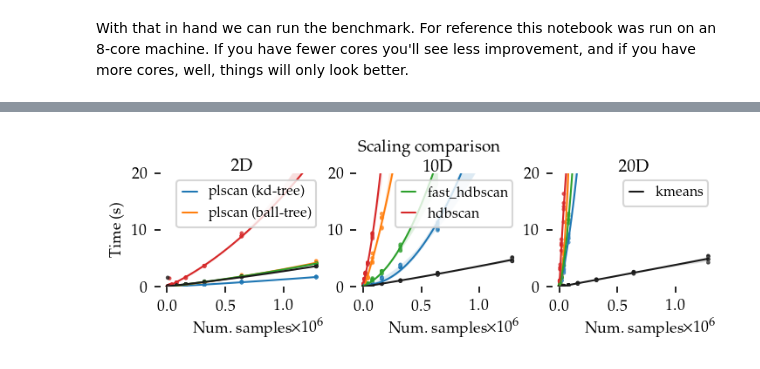
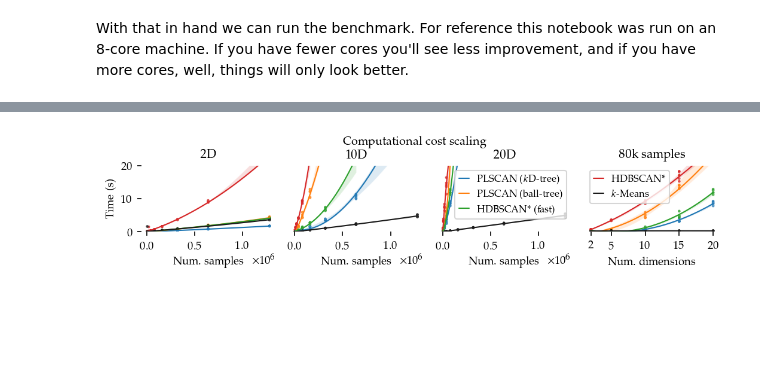
Before and after one commit to JelmerBot/fast_plscan, a Jupyter notebook: docs/demo_computational_performance.ipynb, the cells around one changed output, grey strips where cells are left out. Cells and saved outputs as stored; diff of their text form; code cells hidden in the pictures; blank space fills up the shorter version.

Commit message:
update plotting and figures

```diff
--- a/docs/demo_computational_performance.ipynb
+++ b/docs/demo_computational_performance.ipynb
@@ -127,2 +117,15 @@ dimensionality.
 # %%
 benchmark_results = pd.read_parquet("data/generated/benchmark_time.parquet")
+# %%
+def to_display_name(input):
+    if input == 'kmeans':
+        return "$k$-Means"
+    if input == 'hdbscan':
+        return "HDBSCAN*"
+    if input == 'fast_hdbscan':
+        return "HDBSCAN* (fast)"
+    if input == 'plscan (kd-tree)':
+        return "PLSCAN ($k$D-tree)"
+    if input == 'plscan (ball-tree)':
+        return "PLSCAN (ball-tree)"
+    return input
@@ -129,37 +149,69 @@ benchmark_results = pd.read_parquet("data/generated/benchmark_time.parquet")
 # %%
-legend_ids = [[0, 1], [2, 3], [4]]
-palette = ['C0', 'C1', 'C2', 'C3', 'k']
+legend_ids = [[], [], [0, 1, 2], [3, 4]]
+palette = ["C0", "C1", "C2", "C3", "k"]
 
-sized_fig(1, 0.618 / 3)
+sized_fig(1, 0.85 / 4)
 for i, d in enumerate([2, 10, 20]):
-    plt.subplot(1, 3, i + 1)
-    plt.title(f"{d}D", y=0.92)
+    plt.subplot(1, 4, i + 1)
+    plt.title(f"{d}D")
     for j, name in enumerate(alg_names):
         sns.regplot(
             benchmark_results.query(f"n_features == {d} & algorithm == '{name}'"),
             x="n_samples",
             y="elapsed_time",
             color=palette[j],
             order=2,
             line_kws={"linewidth": 1},
             scatter_kws={"s": 5, "edgecolor": "none"},
         )
     plt.xlabel("Num.~samples")
     plt.ylim(0, timeout)
     if i == 0:
         plt.ylabel("Time (s)")
     else:
         plt.ylabel("")
-
+        plt.yticks([])
+    if len(legend_ids[i]):
+        plt.legend(
+            handles=[
+                plt.Line2D([0], [0], color=palette[idx], lw=1, label=to_display_name(alg_names[idx]))
+                for idx in legend_ids[i]
+            ],
+            loc="upper right",
+            handlelength=1,
+        )
+plt.subplot(1, 4, 4)
+for i, name in enumerate(alg_names):
+    with warnings.catch_warnings():
+        warnings.simplefilter("ignore")
+        sns.regplot(
+            benchmark_results.query(f"algorithm == '{name}' & n_samples == 80000"),
+            x="n_features",
+            y="elapsed_time",
+            color=palette[i],
+            order=2,
+            line_kws={"linewidth": 1},
+            scatter_kws={"s": 5, "edgecolor": "none"},
+        )
+if len(legend_ids[-1]):
     plt.legend(
         handles=[
-            plt.Line2D([0], [0], color=palette[idx], lw=1, label=alg_names[idx])
-            for idx in legend_ids[i]
+            plt.Line2D([0], [0], color=palette[idx], lw=1, label=to_display_name(alg_names[idx]))
+            for idx in legend_ids[-1]
         ],
-        loc="upper right",
+        loc="upper left",
         handlelength=1,
     )
-plt.suptitle("Scaling comparison", y=1.1)
+plt.xticks([2, 5, 10, 15, 20])
+plt.ylim(0, timeout)
+plt.yticks([])
+plt.ylabel("")
+plt.xlabel("Num.~dimensions")
+plt.title("80k samples")
+plt.suptitle("Computational cost scaling", y=1)
+
+plt.subplots_adjust(0.06, 0.28, 0.99, 0.78, wspace=0.1)
+plt.savefig("images/benchmark_time.pdf", pad_inches=0)
 plt.show()
 # %% [output]
-[figure, old version]
+[figure, new version]
```
Also changed, not shown: parts of 4 cells of this notebook, 39 other files.
